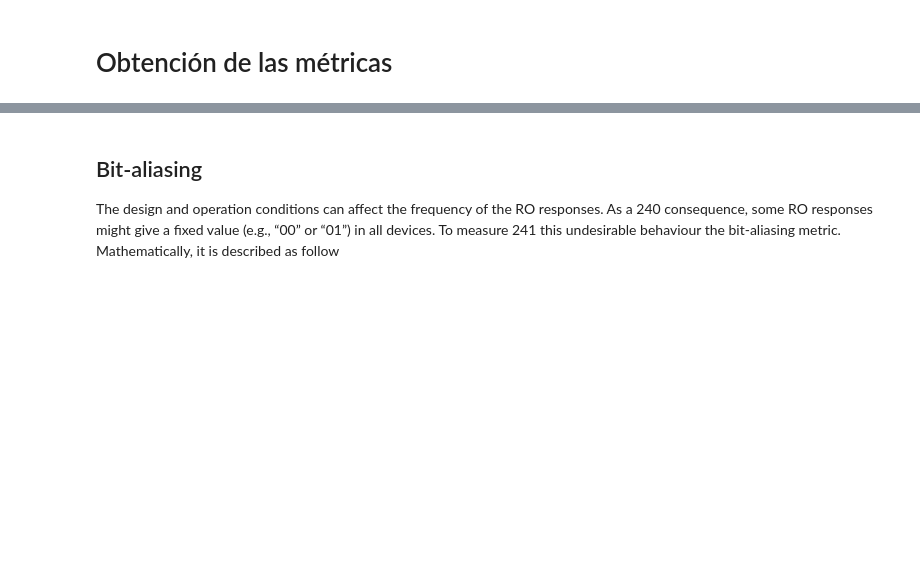
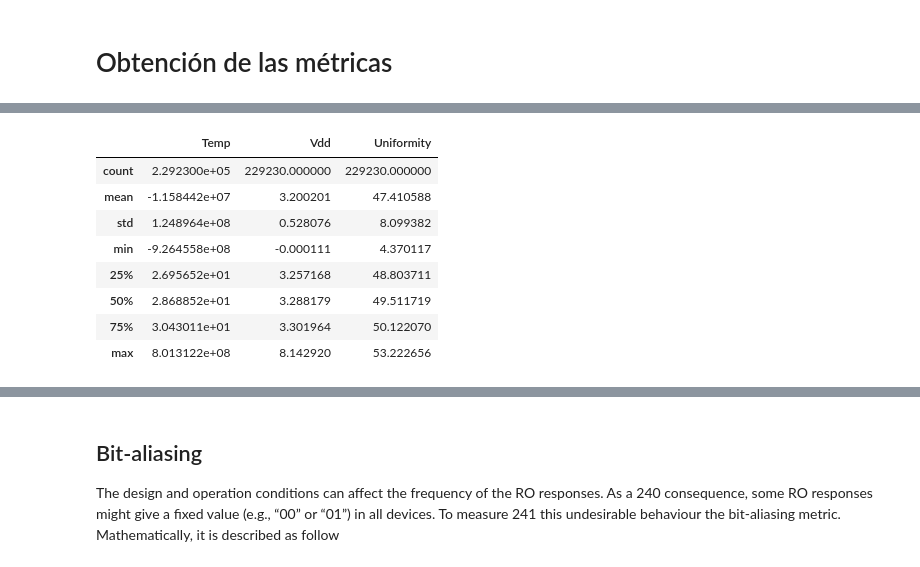
Before and after one commit to servinagrero/SRAM_PUF, a Jupyter notebook: src/jupyter/main.ipynb, the cells around one changed output, grey strips where cells are left out. Saved outputs shown, nothing was run; the diff lists cells and outputs as text; code cells hidden in the pictures; blank space fills up the shorter version.

```diff
--- a/src/jupyter/main.ipynb
+++ b/src/jupyter/main.ipynb
@@ -83 +108,13 @@ Calculated 11000 samples
+# %%
+uniformity_df[uniformity_df['Type'] == 64].describe()
+# %% [output]
+|  | Temp | Vdd | Uniformity |
+| count | 2.292300e+05 | 229230.000000 | 229230.000000 |
+| mean | -1.158442e+07 | 3.200201 | 47.410588 |
+| std | 1.248964e+08 | 0.528076 | 8.099382 |
+| min | -9.264558e+08 | -0.000111 | 4.370117 |
+| 25% | 2.695652e+01 | 3.257168 | 48.803711 |
+| 50% | 2.868852e+01 | 3.288179 | 49.511719 |
+| 75% | 3.043011e+01 | 3.301964 | 50.122070 |
+| max | 8.013122e+08 | 8.142920 | 53.222656 |
 # %%
```
Also changed, not shown: parts of 13 cells of this notebook, 2 other files.
